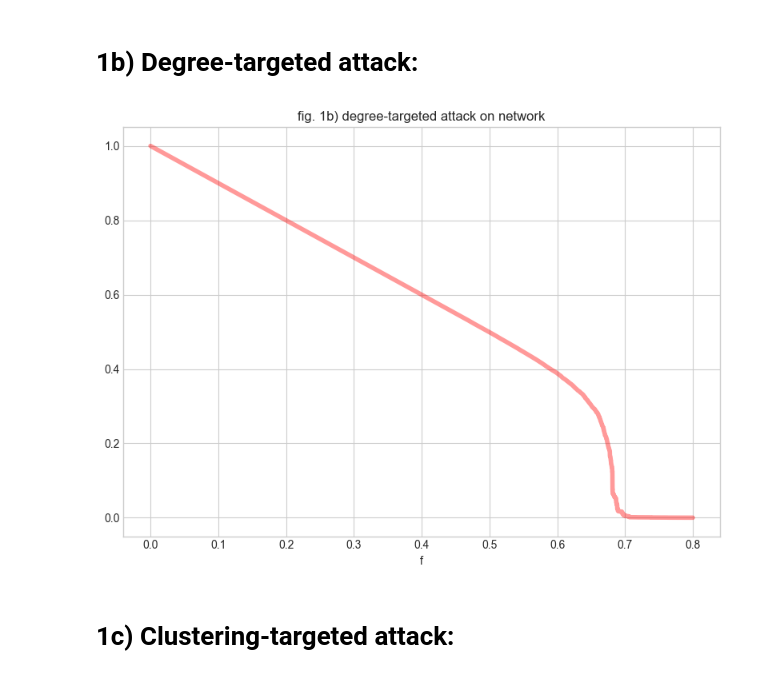
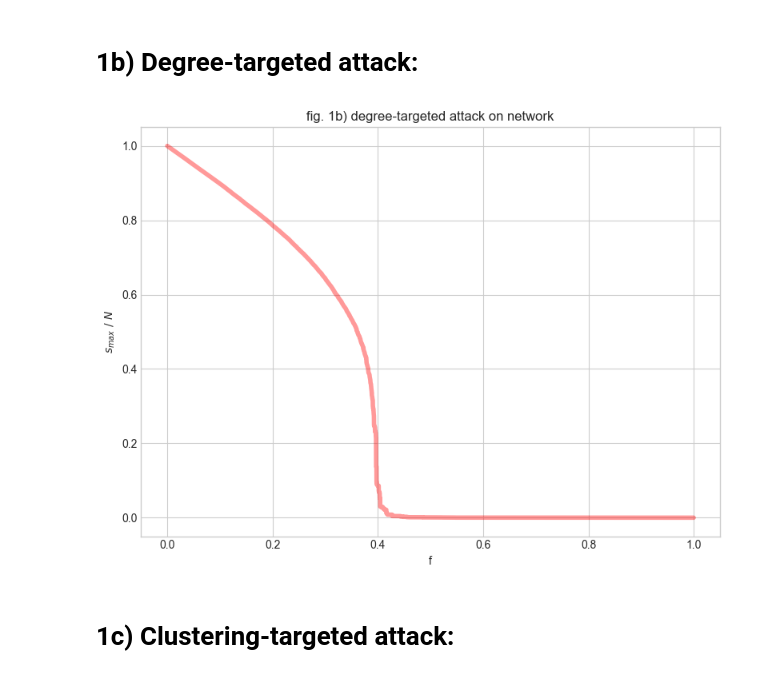
Before and after one commit to mattia0345/Research, a Jupyter notebook: PCS810 Code/assignments/Assignment3.ipynb, the cells around one changed output. Cells and saved outputs as stored; diff of their text form; code cells hidden in the pictures.

```diff
--- a/PCS810 Code/assignments/Assignment3.ipynb
+++ b/PCS810 Code/assignments/Assignment3.ipynb
@@ -38,31 +37,29 @@ plt.show()
 # %% [markdown]
 # 1b) Degree-targeted attack:
 # %%
-ba_network = nx.barabasi_albert_graph(N, m, seed=np.random)
+G = ba_network.copy()
 
-attack_size = 8000
-s_max_list = []
-f_list = [(i + 1) / N for i in range(int(attack_size))]
+attack_size = int(N) - 1
+s_max_list_2 = []
+f_list = [(i + 1) / N for i in range(attack_size)]
 for i in range(int(attack_size)):
-    node_to_remove, _ = max(ba_network.degree, key=lambda x: x[1])
-    ba_network.remove_node(node_to_remove)
-    C = nx.connected_components(ba_network)
-    largest_C = max(C, key=len)
-    s_max_list.append(len(largest_C))
-    # f_list.append((i + 1) / N)
+    node_to_remove, _ = max(G.degree, key=lambda x: x[1])
+    G.remove_node(node_to_remove)
+    largest_C = max(nx.connected_components(G), key=len)
+    s_max_list_2.append(len(largest_C))
+
+plt.figure(figsize = (8, 6))
+plt.style.use('seaborn-v0_8-whitegrid')
+normalized_s_max_list_2 = np.array(s_max_list_2) / N
+plt.plot(f_list, normalized_s_max_list_2, color = 'r', lw = 4, alpha = 0.4)
+plt.title("fig. 1b) degree-targeted attack on network")
+plt.ylabel("$ s_{max} ~/~ N $")
+plt.xlabel(f"f")
+plt.minorticks_on()
+plt.tight_layout()
+plt.show()
+# %% [output]
+[figure, added]
-# %%
-plt.figure(figsize = (8, 6))
-plt.style.use('seaborn-v0_8-whitegrid')
-normalized_s_max_list = np.array(s_max_list) / N
-plt.plot(f_list, normalized_s_max_list, color = 'r', lw = 4, alpha = 0.4)
-plt.title("fig. 1b) degree-targeted attack on network")
-# plt.ylabel("$\frac{s_max}{N}$")
-plt.xlabel(f"f")
-plt.minorticks_on()
-plt.tight_layout()
-plt.show()
-# %% [output]
-[figure, removed]
 # %% [markdown]
 # 1c) Clustering-targeted attack:
 # %%
```
Also changed, not shown: parts of 22 cells of this notebook, 35 other files.
